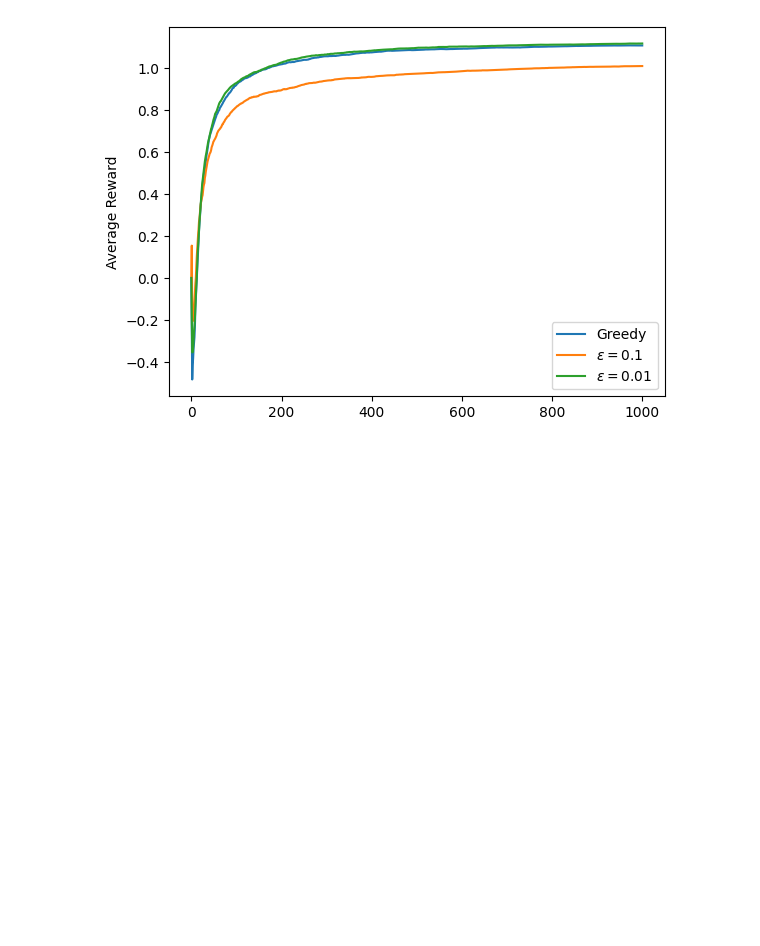
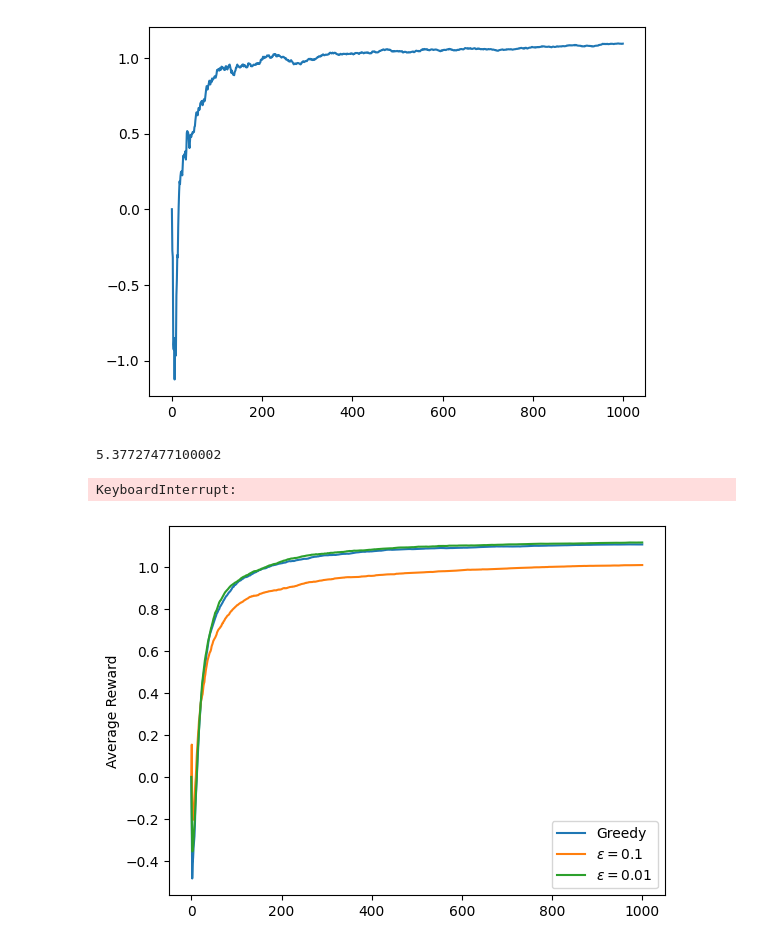
Before and after one commit to 19900311/learning, a Jupyter notebook: tf-agents/MAB.ipynb, the cells around one changed output. Cells and saved outputs as stored; diff of their text form; code cells hidden in the pictures; blank space fills up the shorter version.

Commit message:
Updates to BanditAgent

```diff
--- a/tf-agents/MAB.ipynb
+++ b/tf-agents/MAB.ipynb
@@ -53,7 +55,7 @@ class GreedyPolicy(tfa.policies.tf_policy.TFPolicy):
 # %%
 class EpsilonGreedyPolicy(tfa.policies.tf_policy.TFPolicy):
 
-    def __init__(self, epsilon, action_values):
+    def __init__(self, action_values, epsilon):
         observation_spec = tfa.specs.tensor_spec.BoundedTensorSpec(
             shape=(1,), dtype=np.float32, minimum=-4, maximum=4, name='observation')
         time_step_spec = ts.time_step_spec(observation_spec)
@@ -61,7 +63,7 @@ class EpsilonGreedyPolicy(tfa.policies.tf_policy.TFPolicy):
         action_spec = tfa.specs.tensor_spec.BoundedTensorSpec(
             shape=(10,), dtype=np.int32, minimum=0, maximum=9)
 
-        self._epsilon = epsilon
+        self._epsilon = tf.constant(epsilon, dtype=tf.float32)
         self._action_values = action_values
 
         super(EpsilonGreedyPolicy, self).__init__(time_step_spec=time_step_spec,
@@ -76,9 +78,9 @@ class EpsilonGreedyPolicy(tfa.policies.tf_policy.TFPolicy):
 
         return tfa.trajectories.policy_step.PolicyStep(action, policy_state)
 # %%
-class UCB(tfa.policies.tf_policy.TFPolicy):
+class UCBPolicy(tfa.policies.tf_policy.TFPolicy):
 
-    def __init__(self, c, action_values, nsteps, naction):
+    def __init__(self, action_values, c, num_steps, num_samples):
         observation_spec = tfa.specs.tensor_spec.BoundedTensorSpec(
             shape=(1,), dtype=np.float32, minimum=-4, maximum=4, name='observation')
         time_step_spec = ts.time_step_spec(observation_spec)
@@ -87,15 +89,15 @@ class UCB(tfa.policies.tf_policy.TFPolicy):
             shape=(10,), dtype=np.int32, minimum=0, maximum=9)
 
         self._action_values = action_values
-        self._c = c
-        self._nsteps = nsteps
-        self._naction = naction
+        self._c = tf.constant(c, dtype=tf.float32)
+        self._num_steps = num_steps
+        self._num_samples = num_samples
 
         super(UCB, self).__init__(time_step_spec=time_step_spec,
                                   action_spec=action_spec)
 
     def _action(self, time_step, policy_state, seed=0):
 
-        action = tf.argmax(self._action_values + self._c * tf.sqrt(tf.math.log(tf.cast(self._nsteps, tf.float32))/self._naction), output_type=tf.int32)
+        action = tf.argmax(self._action_values + self._c * tf.sqrt(tf.math.log(tf.cast(self._num_steps, tf.float32))/self._num_samples), output_type=tf.int32)
 
         return tfa.trajectories.policy_step.PolicyStep(action, policy_state)
@@ -181,36 +217,65 @@ def trajectory_for_bandit(initial_step, action_step, final_step):
                                 step_type=tf.expand_dims(initial_step.step_type, 0),
                                 next_step_type=tf.expand_dims(final_step.step_type, 0))
 # %%
-def compute_average_reward(agent, tf_environment, niter, runs):
-    average_history = np.zeros(niter+1)
+def compute_average_reward(agent, tf_environment, num_iter, runs):
+    history = np.zeros(num_iter)
     for _ in range(runs):
         step = tf_environment.reset()
-        for __ in range(niter):
+        for __ in range(num_iter):
             action_step = agent.collect_policy.action(step)
             next_step = tf_environment.step(action_step.action)
             experience = trajectory_for_bandit(step, action_step, next_step)
-            # print(experience)
             agent.train(experience)
             step = next_step
-        average_history += np.array(agent.history)
+        history += agent.history
         agent.reset()
-    return average_history / runs
+    return history / runs
+# %%
+agent = BanditAgent()
+environment = TenArmedTestbed()
+tf_environment = tfa.environments.tf_py_environment.TFPyEnvironment(environment)
+
+history = compute_average_reward(agent, tf_environment, 1000, 1)
+# %%
+plt.plot(history)
+plt.show()
+# %% [output]
+[figure, added]
+# %%
+runs = 10
+niter = 1000
+
+agent = BanditAgent()
+environment = TenArmedTestbed()
+tf_environment = tfa.environments.tf_py_environment.TFPyEnvironment(environment)
+
+start = timer()
+driver(agent, tf_environment, niter, runs)
+end = timer()
+print((end - start)/runs)
+# %% [output]
+5.37727477100002
 # %%
-python benchmarking functionsenvironment = TenArmedTestbed()
+environment = TenArmedTestbed()
 tf_environment = tfa.environments.tf_py_environment.TFPyEnvironment(environment)
 
 epsilon = 0.1
-niter = 1000
+num_iter = 1000
 runs = 100
-init = np.zeros(10)
 
-greedy_agent = BanditAgent(0.1, niter, init, "Greedy")
-egreedy_agent01 = BanditAgent(0.1, niter, init, "EpsilonGreedy")
-egreedy_agent001 = BanditAgent(0.01, niter, init, "EpsilonGreedy")
+greedy_agent = BanditAgent(num_iter=niter)
+egreedy_agent01 = BanditAgent(epsilon=0.1,
+                              num_iter=num_iter,
+                              policy="EpsilonGreedy")
+egreedy_agent001 = BanditAgent(epsilon=0.01,
+                               num_iter=num_iter,
+                               policy="EpsilonGreedy")
 
-greedy_history = compute_average_reward(greedy_agent, tf_environment, niter, runs)
-egreedy01_history = compute_average_reward(egreedy_agent01, tf_environment, niter, runs)
-egreedy001_history = compute_average_reward(egreedy_agent001, tf_environment, niter, runs)
+greedy_history = compute_average_reward(greedy_agent, tf_environment, num_iter, runs)
+egreedy01_history = compute_average_reward(egreedy_agent01, tf_environment, num_iter, runs)
+egreedy001_history = compute_average_reward(egreedy_agent001, tf_environment, num_iter, runs)
+# %% [output]
+KeyboardInterrupt:
 # %%
 plt.plot(greedy_history, label="Greedy")
 plt.plot(egreedy01_history, label="$\epsilon=0.1$")
```
Also changed, not shown: parts of 4 cells of this notebook.
